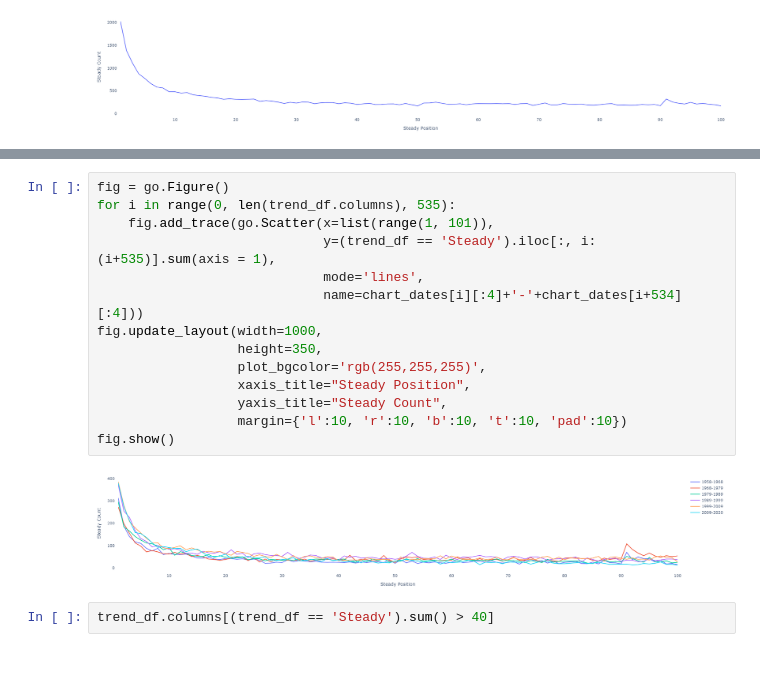
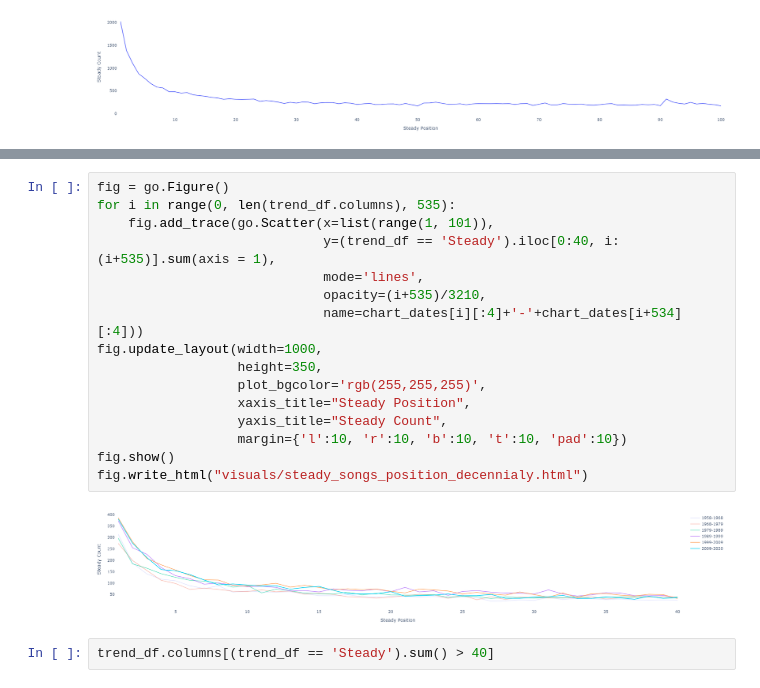
Before and after one commit to Y-Hang/Billboard-Hot-100-Fluidity-Analysis, a Jupyter notebook: Billboard Hot 100 Liquidity Analysis.ipynb, the cells around one changed output, grey strips where cells are left out. Drawn from its saved outputs; the diff is of its cells as text.

```diff
--- a/Billboard Hot 100 Liquidity Analysis.ipynb
+++ b/Billboard Hot 100 Liquidity Analysis.ipynb
@@ -206,19 +218,21 @@ fig.show()
 # %%
 fig = go.Figure()
 for i in range(0, len(trend_df.columns), 535):
     fig.add_trace(go.Scatter(x=list(range(1, 101)),
-                             y=(trend_df == 'Steady').iloc[:, i:(i+535)].sum(axis = 1),
+                             y=(trend_df == 'Steady').iloc[0:40, i:(i+535)].sum(axis = 1),
                              mode='lines',
+                             opacity=(i+535)/3210,
                              name=chart_dates[i][:4]+'-'+chart_dates[i+534][:4]))
 fig.update_layout(width=1000,
                   height=350,
                   plot_bgcolor='rgb(255,255,255)',
                   xaxis_title="Steady Position",
                   yaxis_title="Steady Count",
                   margin={'l':10, 'r':10, 'b':10, 't':10, 'pad':10})
 fig.show()
+fig.write_html("visuals/steady_songs_position_decennialy.html")
 # %% [output]
-[figure, old version]
+[figure, new version]
 # %%
 trend_df.columns[(trend_df == 'Steady').sum() > 40]
 # %% [output]
```
Also changed, not shown: parts of 19 cells of this notebook, 4 other files.
